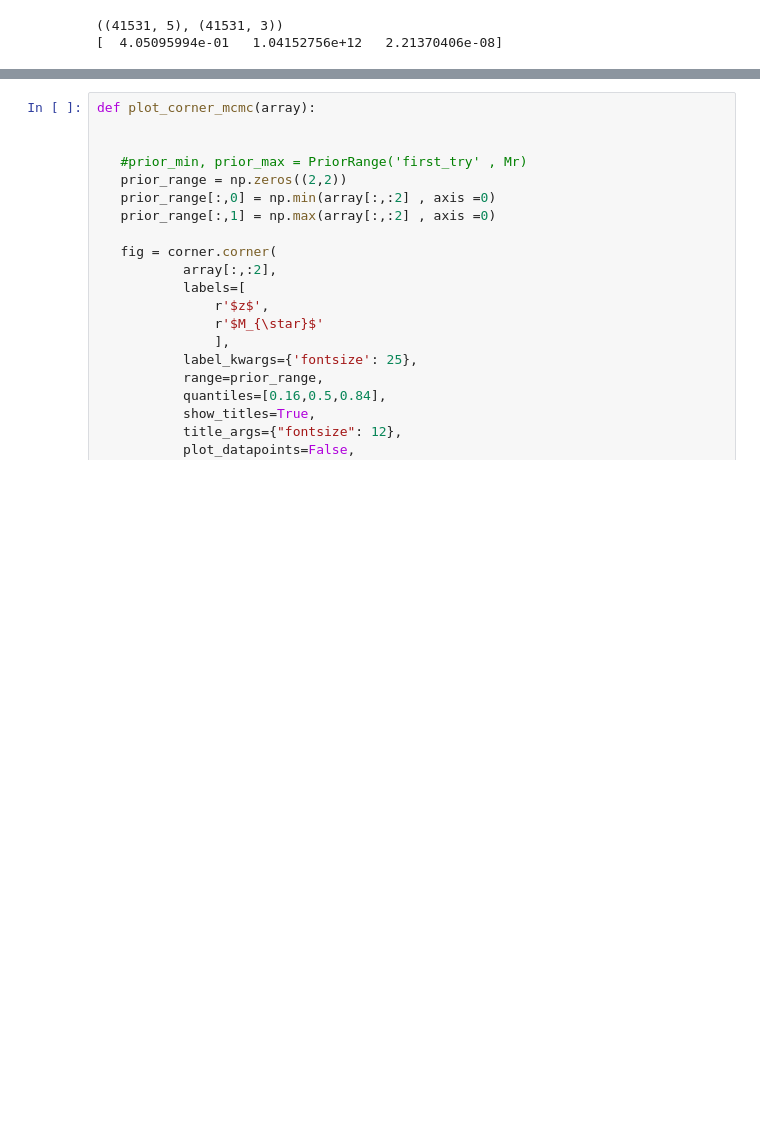
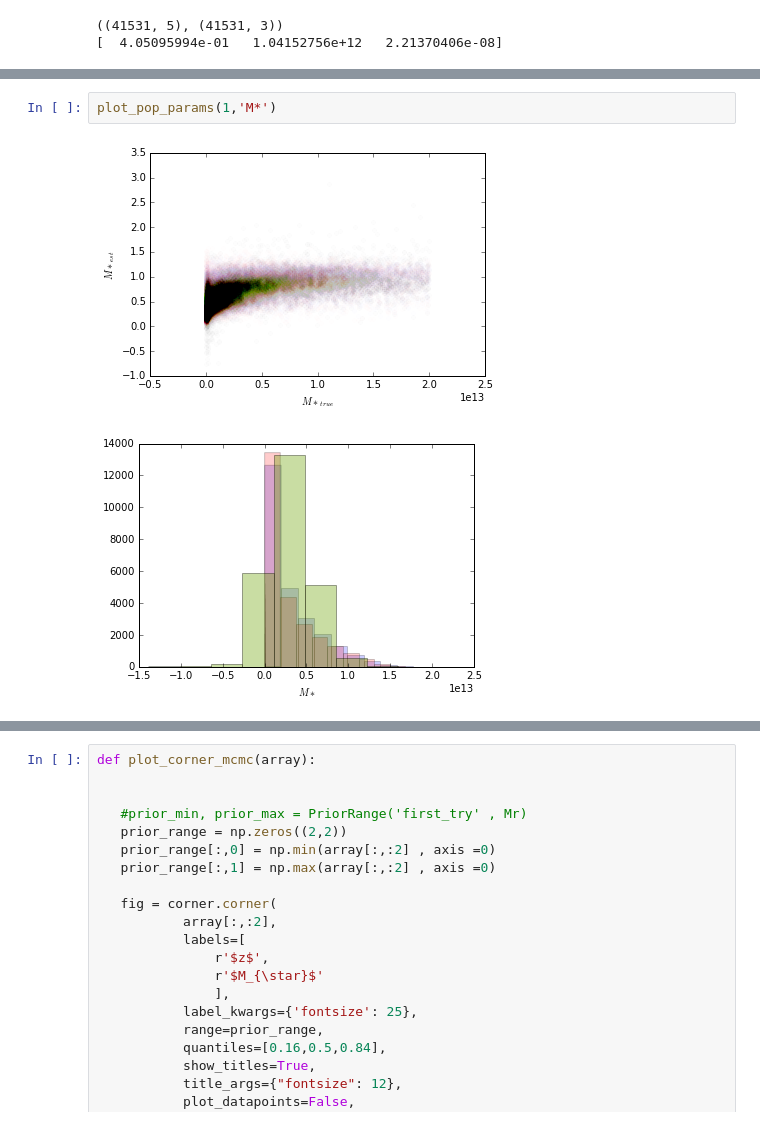
Before and after one commit to aimalz/pretzal, a Jupyter notebook: code/compare-ml.ipynb, the cells around one changed output, grey strips where cells are left out. Saved outputs shown, nothing was run; the diff lists cells and outputs as text; blank space fills up the shorter version.

```diff
--- a/code/compare-ml.ipynb
+++ b/code/compare-ml.ipynb
@@ -116,0 +106,5 @@ plt.hist(y_test_predict['K-nn'][:,2],alpha=0.5)
+# %%
+plot_pop_params(1,'M*')
+# %% [output]
+[figure, added]
+[figure, added]
```
Also changed, not shown: parts of 16 cells of this notebook, 1 other file.
